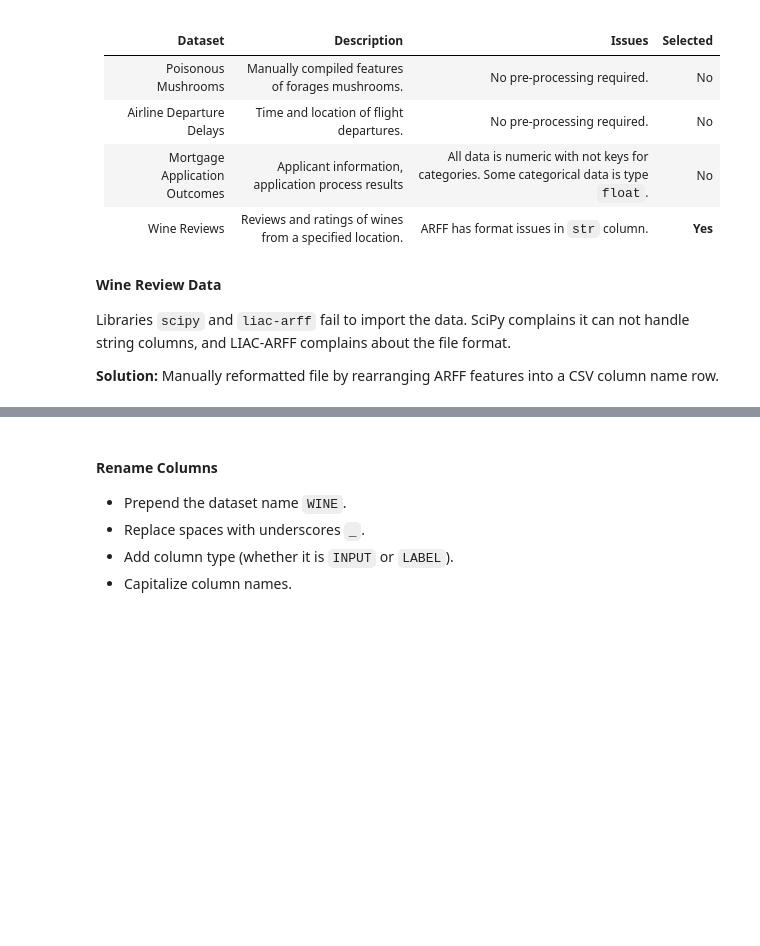
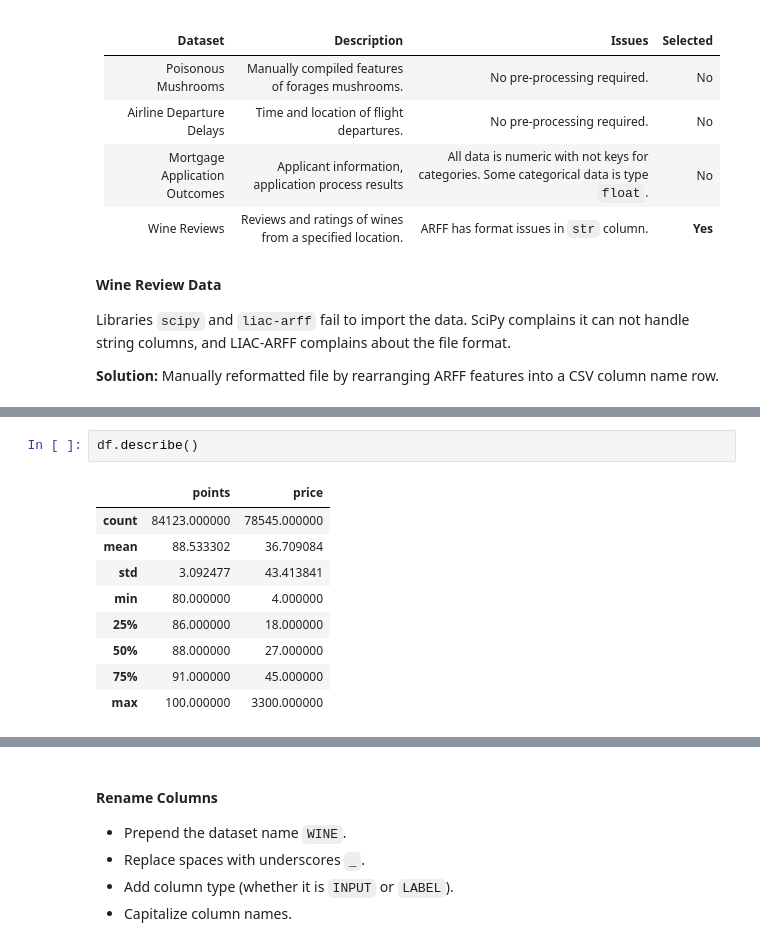
Before and after one commit to c71qu3/ml, a Jupyter notebook: assignment_0/0.ipynb, the cells around one changed output, grey strips where cells are left out. Drawn from its saved outputs; the diff is of its cells as text; blank space fills up the shorter version.

```diff
--- a/assignment_0/0.ipynb
+++ b/assignment_0/0.ipynb
@@ -56,0 +57,12 @@ df.head()
+# %%
+df.describe()
+# %% [output]
+|  | points | price |
+| count | 84123.000000 | 78545.000000 |
+| mean | 88.533302 | 36.709084 |
+| std | 3.092477 | 43.413841 |
+| min | 80.000000 | 4.000000 |
+| 25% | 86.000000 | 18.000000 |
+| 50% | 88.000000 | 27.000000 |
+| 75% | 91.000000 | 45.000000 |
+| max | 100.000000 | 3300.000000 |
```
Also changed, not shown: parts of 17 cells of this notebook, 1 other file.
